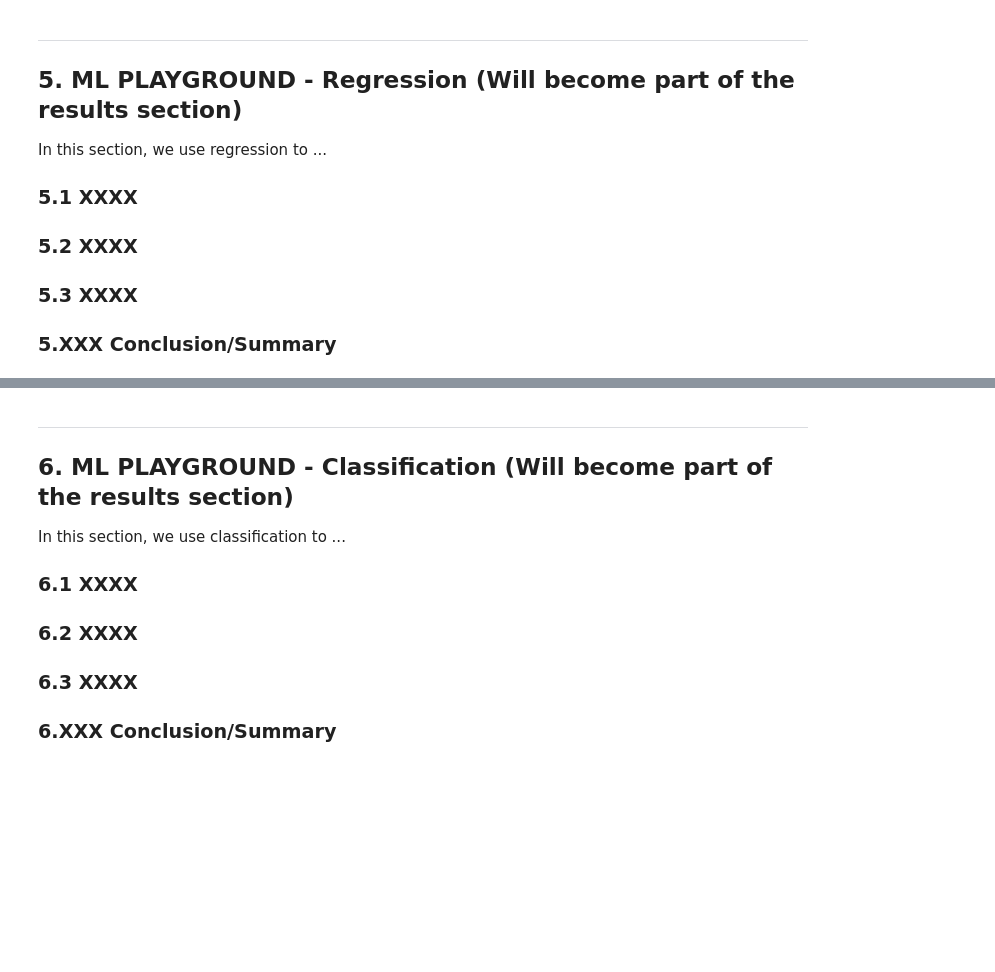
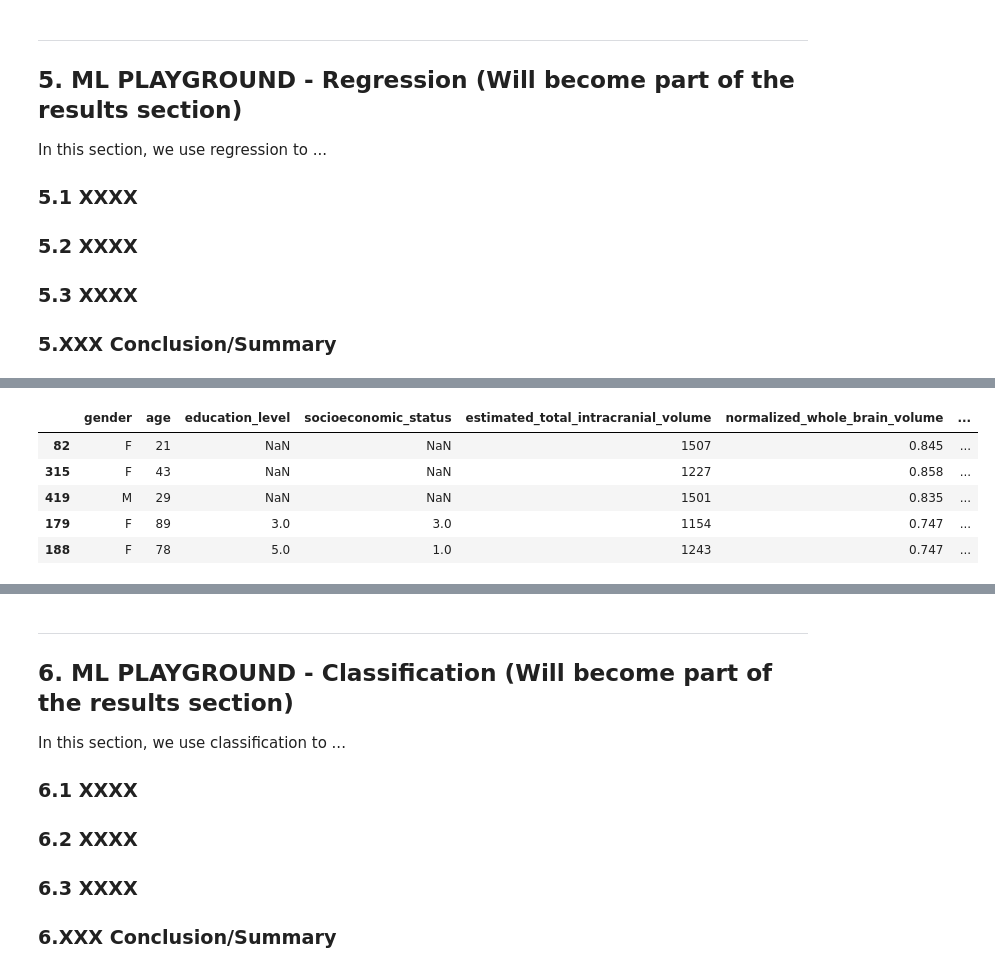
Before and after one commit to Carlos-PC05/FinalProjectCS-362, a Jupyter notebook: FinalReport_SP26_RV_PC_MASTERFILE.ipynb, the cells around one changed output, grey strips where cells are left out. Drawn from its saved outputs; the diff is of its cells as text; code cells hidden in the pictures; blank space fills up the shorter version.

Commit message:
Notes:
- Completed Training the model and some data cleanup for section 5.

```diff
--- a/FinalReport_SP26_RV_PC_MASTERFILE.ipynb
+++ b/FinalReport_SP26_RV_PC_MASTERFILE.ipynb
@@ -860,0 +866,14 @@ In this section, we use regression to ...
+# %%
+# Make a copy of X_train to avoid modifying the original
+X_train_lr = X_train.copy()
+
+# Drop delay (no usable values) and dominating_hand (no variance)
+X_train_lr = X_train_lr.drop(columns=['delay', 'dominating_hand'])
+X_train_lr.head()
+# %% [output]
+|  | gender | age | education_level | socioeconomic_status | estimated_total_intracranial_volume | normalized_whole_brain_volume | ... |
+| 82 | F | 21 | NaN | NaN | 1507 | 0.845 | ... |
+| 315 | F | 43 | NaN | NaN | 1227 | 0.858 | ... |
+| 419 | M | 29 | NaN | NaN | 1501 | 0.835 | ... |
+| 179 | F | 89 | 3.0 | 3.0 | 1154 | 0.747 | ... |
+| 188 | F | 78 | 5.0 | 1.0 | 1243 | 0.747 | ... |
```
Also changed, not shown: parts of 13 cells of this notebook.
